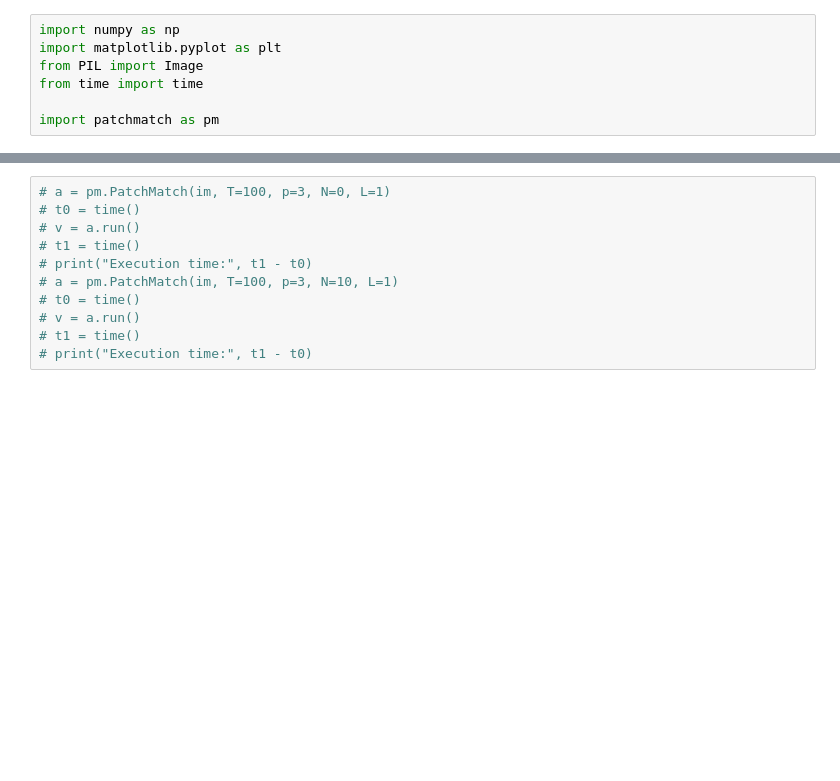
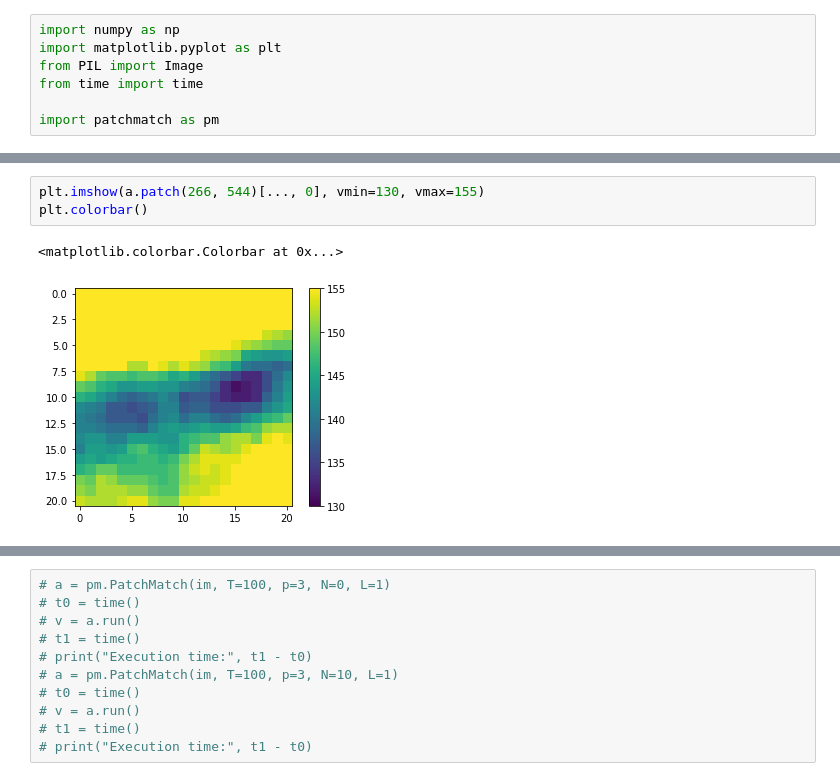
Before and after one commit to decarpentierg/patchmatch, a Jupyter notebook: test.ipynb, the cells around one changed output, grey strips where cells are left out. Cells and saved outputs as stored; diff of their text form; blank space fills up the shorter version.

```diff
--- a/test.ipynb
+++ b/test.ipynb
@@ -18,0 +27,6 @@ a.vect_field.shape
+# %%
+plt.imshow(a.patch(266, 544)[..., 0], vmin=130, vmax=155)
+plt.colorbar()
+# %% [output]
+<matplotlib.colorbar.Colorbar at 0x...>
+[figure, added]
```
Also changed, not shown: parts of 19 cells of this notebook, 1 other file.
